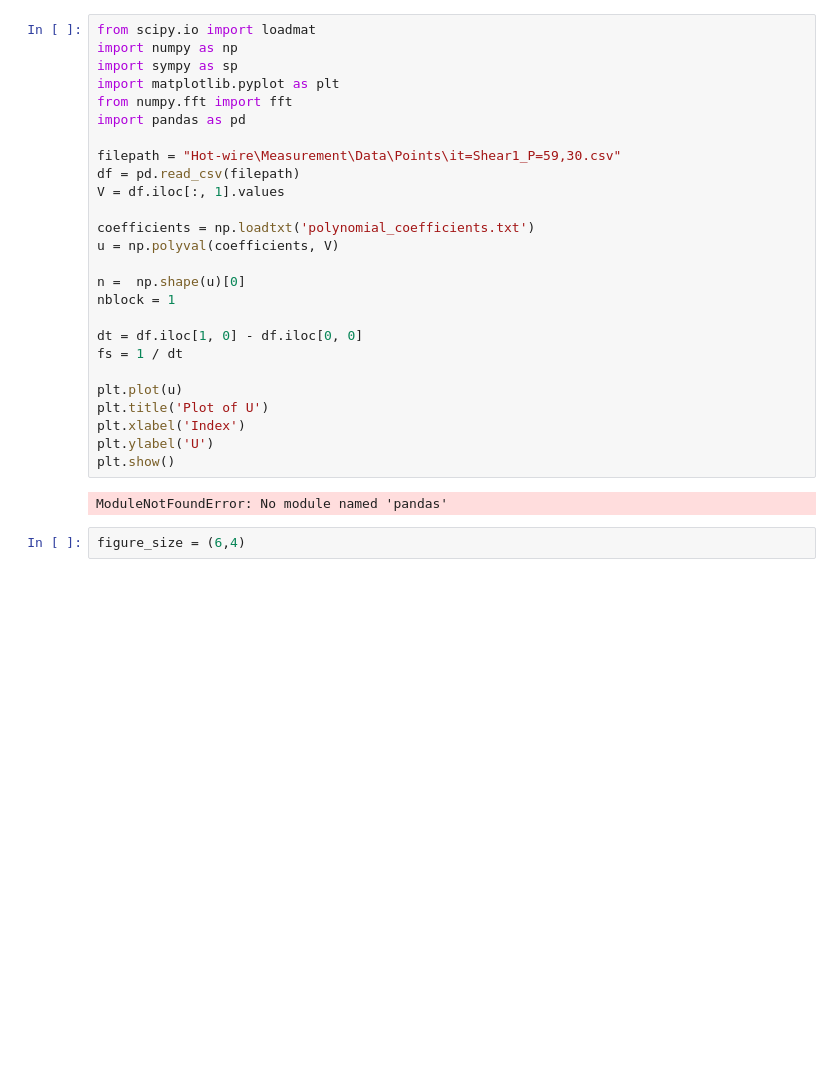
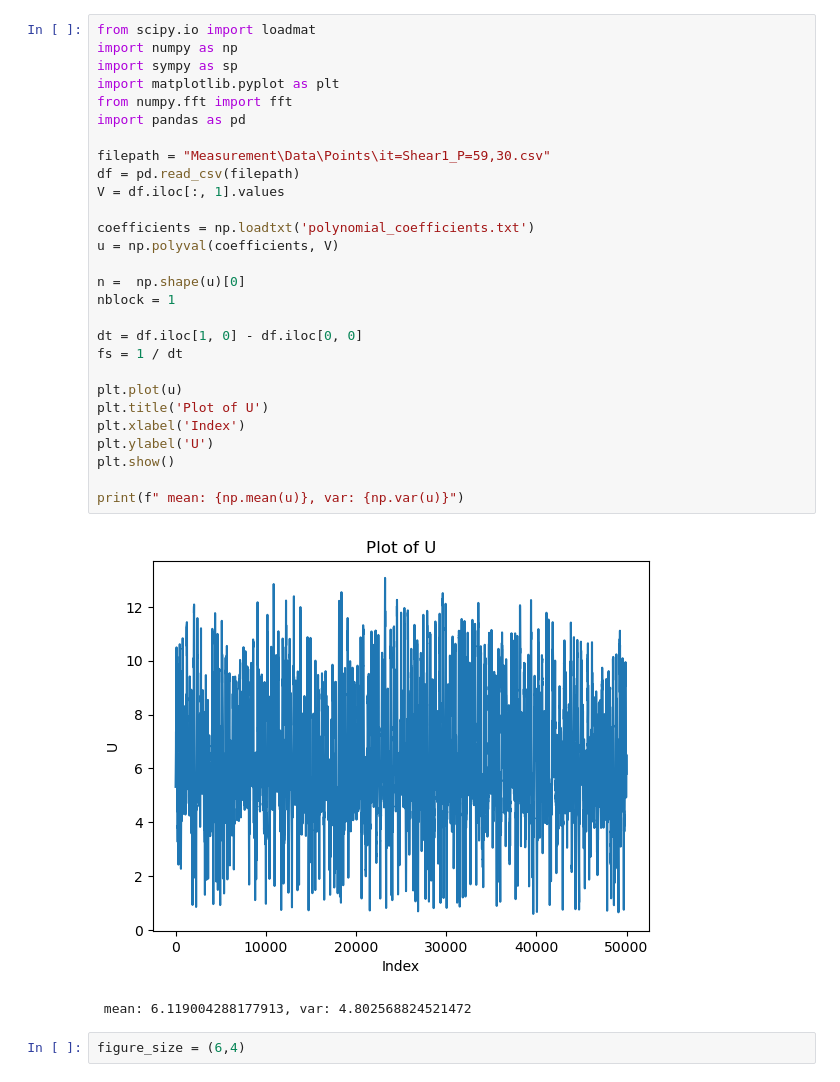
Before and after one commit to VictorLier/ExperimentalFluid, a Jupyter notebook: Hot-wire/Tu_Shear_p=59.3.ipynb, the cells around one changed output. Drawn from its saved outputs; the diff is of its cells as text; blank space fills up the shorter version.

```diff
--- a/Hot-wire/Tu_Shear_p=59.3.ipynb
+++ b/Hot-wire/Tu_Shear_p=59.3.ipynb
@@ -1,31 +1,34 @@
 # %%
 from scipy.io import loadmat
 import numpy as np
 import sympy as sp
 import matplotlib.pyplot as plt
 from numpy.fft import fft
 import pandas as pd
 
-filepath = "Hot-wire\Measurement\Data\Points\it=Shear1_P=59,30.csv"
+filepath = "Measurement\Data\Points\it=Shear1_P=59,30.csv"
 df = pd.read_csv(filepath)
 V = df.iloc[:, 1].values
 
 coefficients = np.loadtxt('polynomial_coefficients.txt')
 u = np.polyval(coefficients, V)
 
 n =  np.shape(u)[0]
 nblock = 1
 
 dt = df.iloc[1, 0] - df.iloc[0, 0]
 fs = 1 / dt
 
 plt.plot(u)
 plt.title('Plot of U')
 plt.xlabel('Index')
 plt.ylabel('U')
 plt.show()
+
+print(f" mean: {np.mean(u)}, var: {np.var(u)}")
 # %% [output]
+[figure, added]
-ModuleNotFoundError: No module named 'pandas'
+ mean: 6.119004288177913, var: 4.802568824521472
 # %%
 figure_size = (6,4)
 # %%
```
Also changed, not shown: parts of 1 cell of this notebook, 1 other file.
